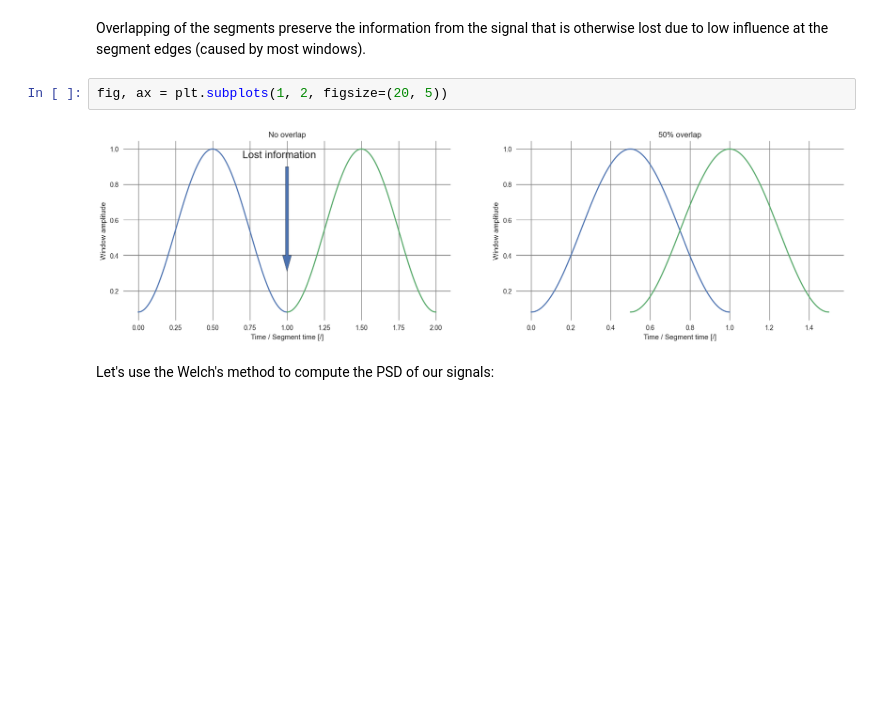
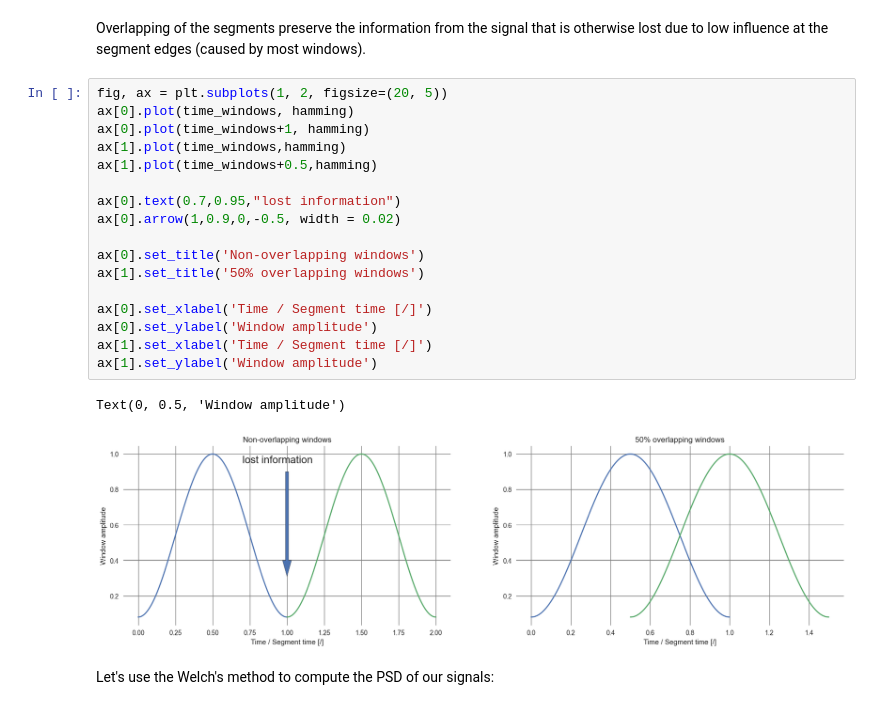
Before and after one commit to HoangNguyen17/AE543, a Jupyter notebook: HW5/HoangNguyen_HW5.ipynb, the cells around one changed output. Cells and saved outputs as stored; diff of their text form; blank space fills up the shorter version.

```diff
--- a/HW5/HoangNguyen_HW5.ipynb
+++ b/HW5/HoangNguyen_HW5.ipynb
@@ -235,10 +235,26 @@ The basic idea of the method:
 * The results of all segments are averaged.
 # %% [markdown]
 Overlapping of the segments preserve the information from the signal that is otherwise lost due to low influence at the segment edges (caused by most windows).
-# %%
-fig, ax = plt.subplots(1, 2, figsize=(20, 5))
-# %% [output]
-[figure, removed]
+# %%
+fig, ax = plt.subplots(1, 2, figsize=(20, 5))
+ax[0].plot(time_windows, hamming)
+ax[0].plot(time_windows+1, hamming)
+ax[1].plot(time_windows,hamming)
+ax[1].plot(time_windows+0.5,hamming)
+
+ax[0].text(0.7,0.95,"lost information")
+ax[0].arrow(1,0.9,0,-0.5, width = 0.02)
+
+ax[0].set_title('Non-overlapping windows')
+ax[1].set_title('50% overlapping windows')
+
+ax[0].set_xlabel('Time / Segment time [/]')
+ax[0].set_ylabel('Window amplitude')
+ax[1].set_xlabel('Time / Segment time [/]')
+ax[1].set_ylabel('Window amplitude')
+# %% [output]
+Text(0, 0.5, 'Window amplitude')
+[figure, added]
 # %% [markdown]
 Let's use the Welch's method to compute the PSD of our signals:
 # %%
```
Also changed, not shown: parts of 19 cells of this notebook, 3 other files.
